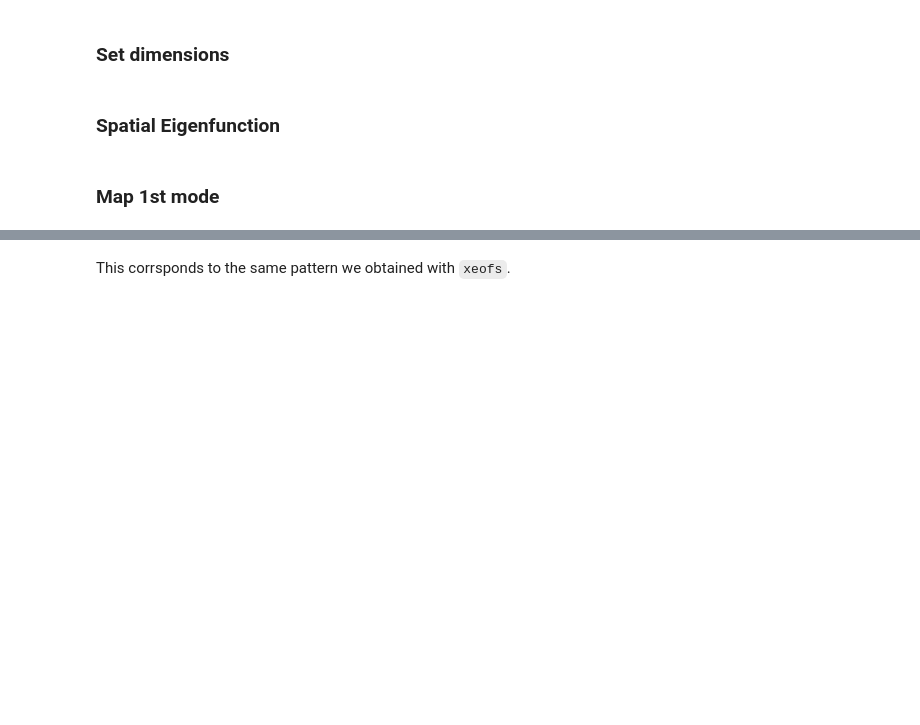
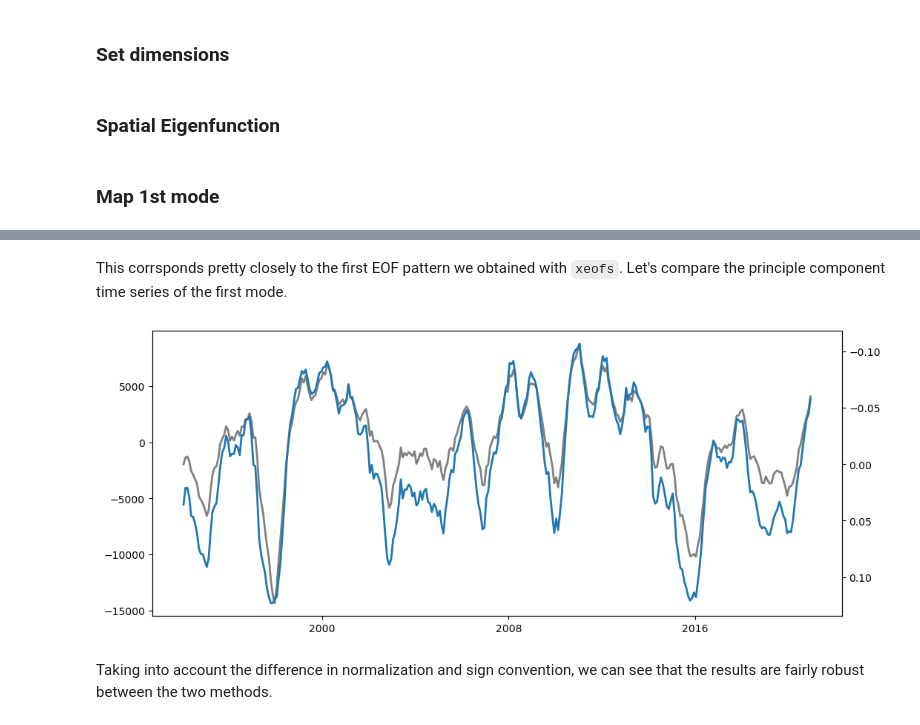
Before and after one commit to jetesdal/sea_level_covariability, a Jupyter notebook: notebooks/EOF_analysis.ipynb, the cells around one changed output, grey strips where cells are left out. Drawn from its saved outputs; the diff is of its cells as text; code cells hidden in the pictures; blank space fills up the shorter version.

```diff
--- a/notebooks/EOF_analysis.ipynb
+++ b/notebooks/EOF_analysis.ipynb
@@ -95,5 +97,5 @@ Find pixel locations where all the data is present for each time point. Ff even
 da_dtr = da_dtr.chunk({'time': 1})
 # %%
 # Sum of finite values along the 'time' dimension
-flattend_array = xr.apply_ufunc(np.isfinite, da_dtr, dask='parallelized', output_dtypes=[bool]).sum(dim='time')
+flattened_array = xr.apply_ufunc(np.isfinite, da_dtr, dask='parallelized', output_dtypes=[bool]).sum(dim='time')
 # %%
@@ -115,10 +117,3 @@ good_indices = np.where(good_locations.values)
 # Create an empty array for the EOF matrix
 n = len(da_dtr.time)
 eof_matrix = np.zeros((n, len(good_indices[0])), dtype=float)
-# %%
-# Fill the EOF matrix
-for i in range(n):
-    print(i)
-    with ProgressBar():
-        result = da_dtr.isel(time=i).values[good_indices]
-    eof_matrix[i, :] = result
@@ -253,2 +227,12 @@ plt.show()
 # %% [markdown]
-This corrsponds to the same pattern we obtained with `xeofs`.
+This corrsponds pretty closely to the first EOF pattern we obtained with `xeofs`. Let's compare the principle component time series of the first mode.
+# %%
+fig, ax = plt.subplots(figsize=(12,5))
+ax.plot(da_dtr.time,svdc_time_series[sorted_var_index[0],:], lw=2, color='grey')
+ax_ = ax.twinx()
+components.sel(mode=1).plot(ax=ax_,ls='-', lw=2,yincrease=False,_labels=False)
+plt.show()
+# %% [output]
+[figure, added]
+# %% [markdown]
+Taking into account the difference in normalization and sign convention, we can see that the results are fairly robust between the two methods.
```
Also changed, not shown: parts of 23 cells of this notebook.
